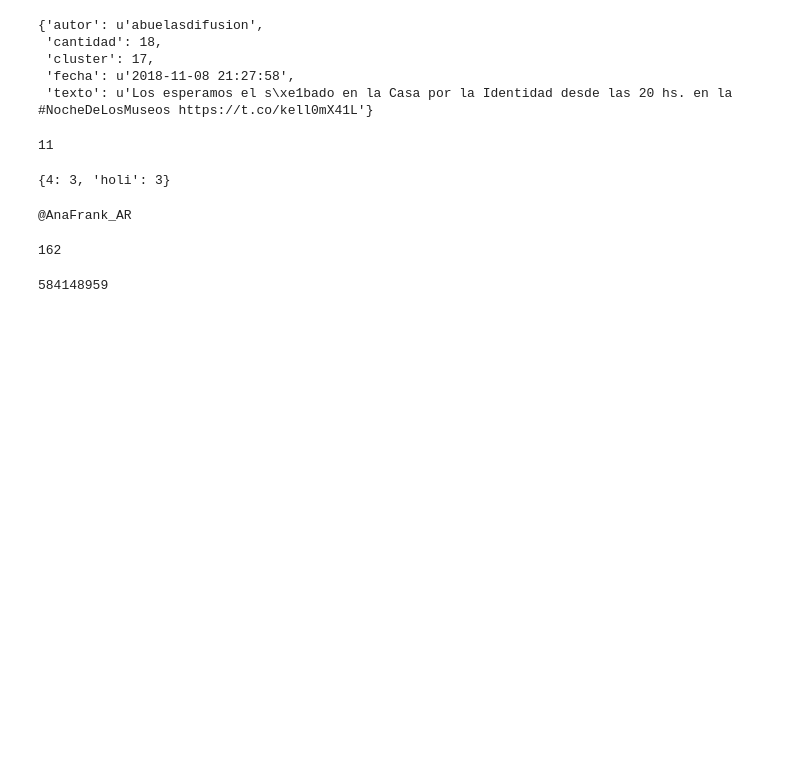
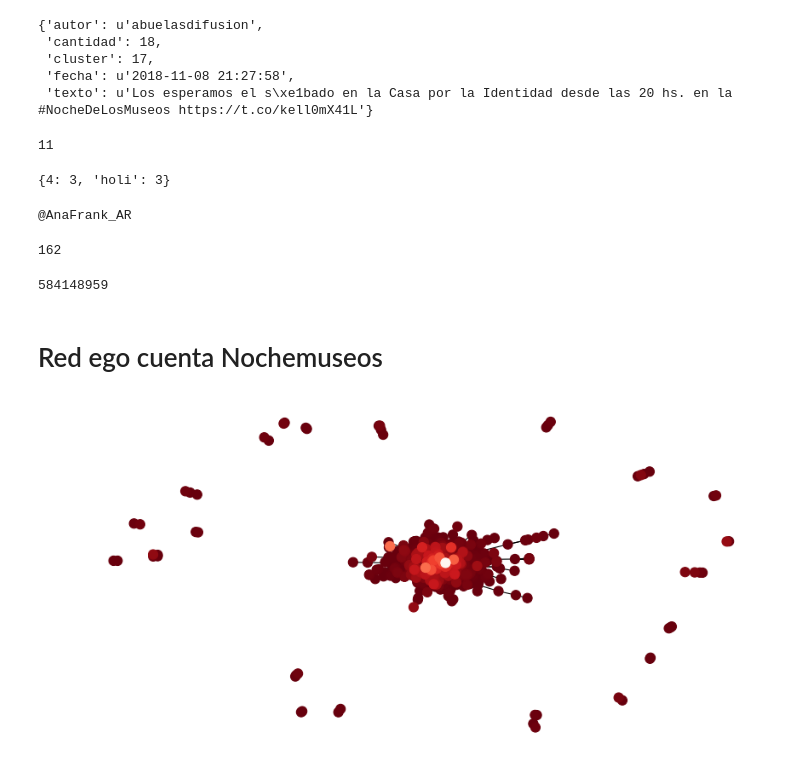
Before and after one commit to alangivre/NocheMuseos, a Jupyter notebook: LevantaTweets.ipynb, the cells around one changed output. Saved outputs shown, nothing was run; the diff lists cells and outputs as text; code cells hidden in the pictures; blank space fills up the shorter version.

Commit message:
archivos y grafo de la cuenta @NocheMuseos

```diff
--- a/LevantaTweets.ipynb
+++ b/LevantaTweets.ipynb
@@ -670,3 +654,5 @@ Id=api.get_user('@Exactas_UBA').id
 Id
 # %% [output]
 584148959
+# %% [markdown]
+# Red ego cuenta Nochemuseos
@@ -672,0 +664,19 @@ Id
+# %%
+with open("redegodelosmuseos.json",'r') as read:
+    data=json.load(read)
+# %%
+Gego=nx.Graph()
+j=0
+for idtweet in data:
+    if data[idtweet]==[]:
+        j+=1
+
+    for ret in (data[idtweet]):
+        Gego.add_edge(ret[1],ret[0])
+# %%
+plt.figure(figsize=(10, 5), dpi=80)
+nx.draw(Gego, with_labels=False,node_size=100,
+        node_color = sorted(list(dict(Gego.degree()).values())),cmap=plt.cm.Reds_r)
+plt.show()
+# %% [output]
+[figure, added]
```
Also changed, not shown: parts of 13 cells of this notebook, 2 other files.
